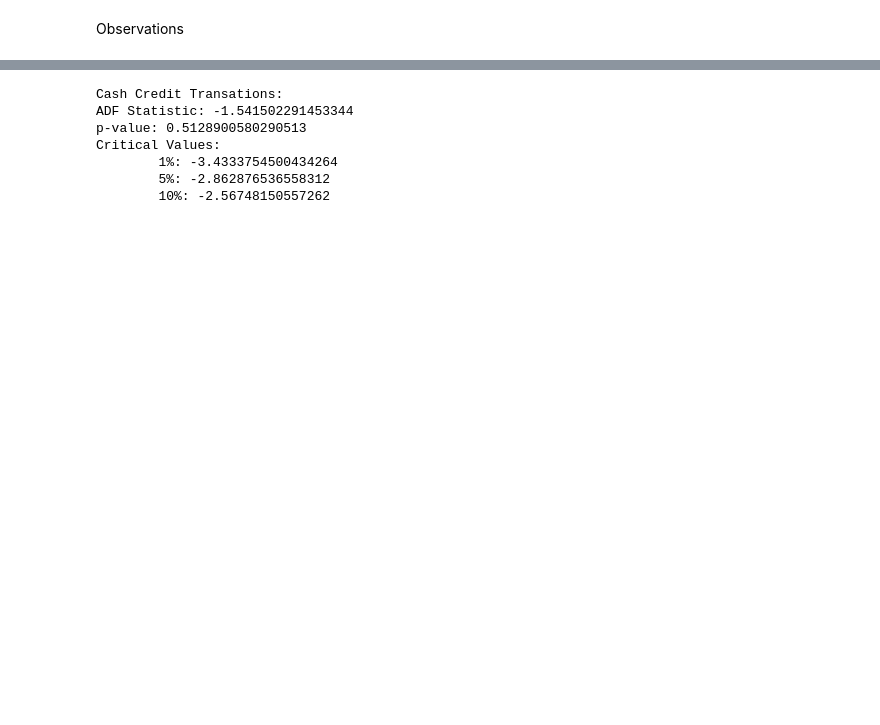
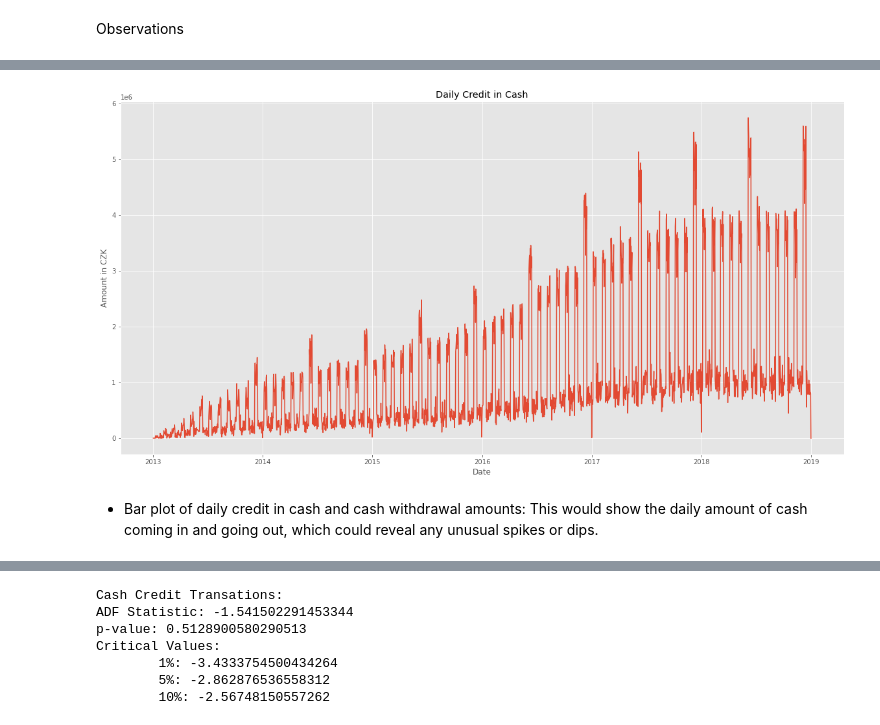
Before and after one commit to mwiti6844/Forecasting-Commercial-Bank-Transactions, a Jupyter notebook: time_series.ipynb, the cells around one changed output, grey strips where cells are left out. Cells and saved outputs as stored; diff of their text form; code cells hidden in the pictures; blank space fills up the shorter version.

```diff
--- a/time_series.ipynb
+++ b/time_series.ipynb
@@ -207,0 +241,12 @@ Observations
+# %%
+#plot of daily credit in cash
+plt.figure(figsize=(20, 10))
+plt.plot(raw_df.index, raw_df['credit_in_cash'])
+plt.title('Daily Credit in Cash')
+plt.xlabel('Date')
+plt.ylabel('Amount in CZK')
+plt.show()
+# %% [output]
+[figure, added]
+# %% [markdown]
+* Bar plot of daily credit in cash and cash withdrawal amounts: This would show the daily amount of cash coming in and going out, which could reveal any unusual spikes or dips.
```
Also changed, not shown: parts of 55 cells of this notebook.
